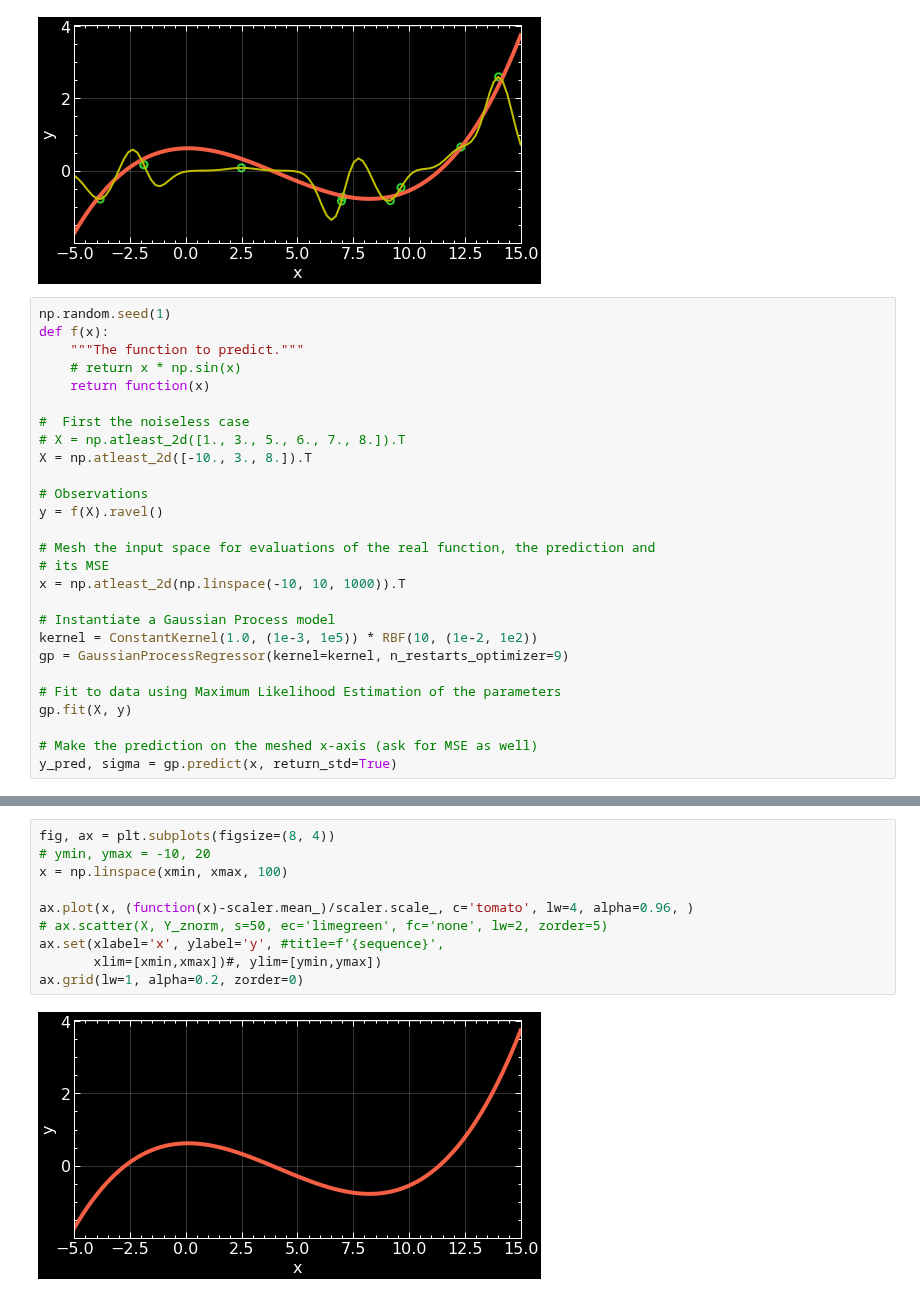
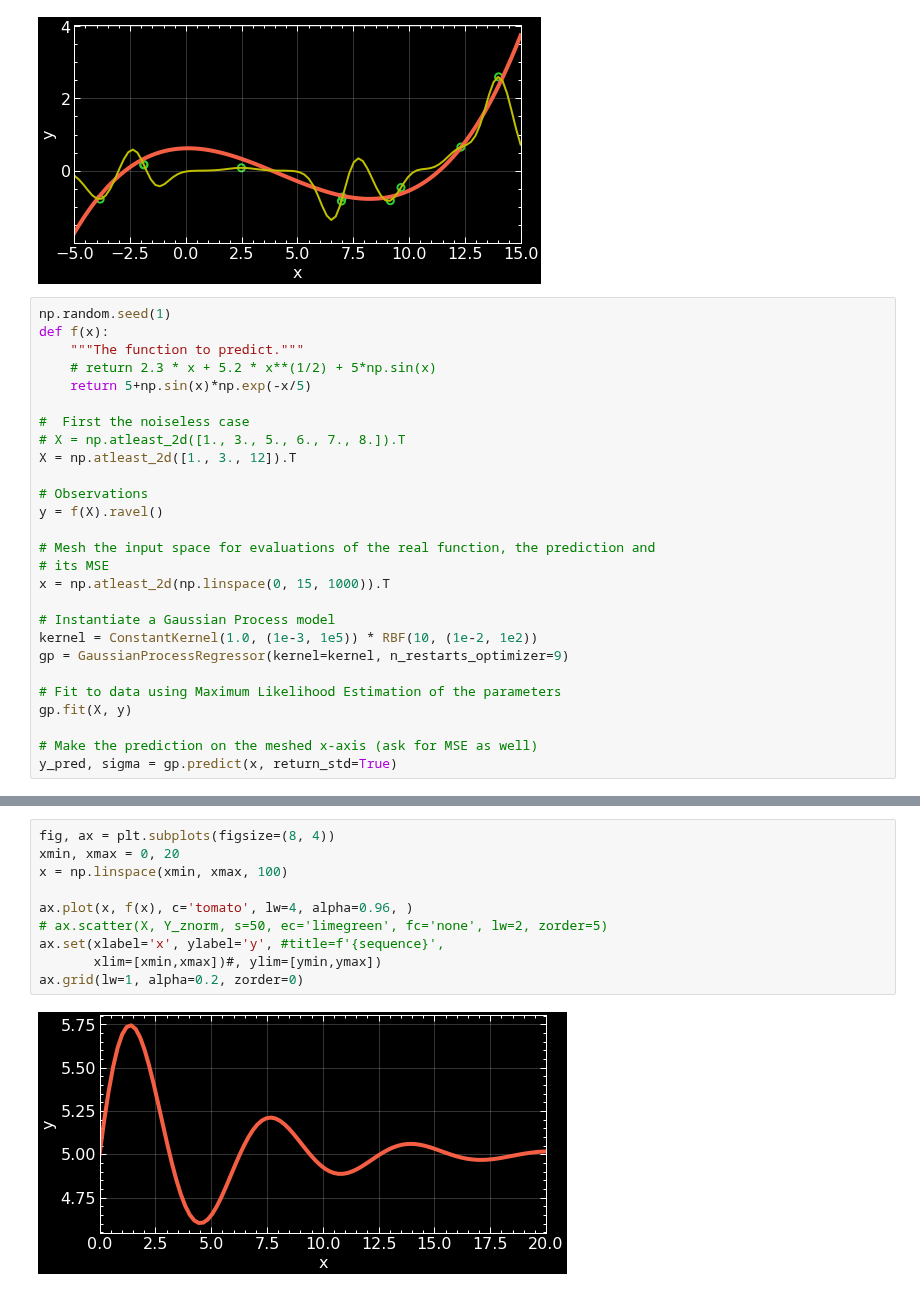
Before and after one commit to jsdiazpo/Bayesian-Digressions, a Jupyter notebook: Gaussian-Processes.ipynb, the cells around one changed output, grey strips where cells are left out. Drawn from its saved outputs; the diff is of its cells as text.

```diff
--- a/Gaussian-Processes.ipynb
+++ b/Gaussian-Processes.ipynb
@@ -73,19 +73,19 @@ ax.grid(lw=1, alpha=0.2, zorder=0)
 np.random.seed(1)
 def f(x):
     """The function to predict."""
-    # return x * np.sin(x)
-    return function(x)
+    # return 2.3 * x + 5.2 * x**(1/2) + 5*np.sin(x)
+    return 5+np.sin(x)*np.exp(-x/5)
 
 #  First the noiseless case
 # X = np.atleast_2d([1., 3., 5., 6., 7., 8.]).T
-X = np.atleast_2d([-10., 3., 8.]).T
+X = np.atleast_2d([1., 3., 12]).T
 
 # Observations
 y = f(X).ravel()
 
 # Mesh the input space for evaluations of the real function, the prediction and
 # its MSE
-x = np.atleast_2d(np.linspace(-10, 10, 1000)).T
+x = np.atleast_2d(np.linspace(0, 15, 1000)).T
 
 # Instantiate a Gaussian Process model
 kernel = ConstantKernel(1.0, (1e-3, 1e5)) * RBF(10, (1e-2, 1e2))
@@ -114,12 +115,12 @@ plt.legend(loc='best');
 # %%
 fig, ax = plt.subplots(figsize=(8, 4))
-# ymin, ymax = -10, 20
+xmin, xmax = 0, 20
 x = np.linspace(xmin, xmax, 100)
 
-ax.plot(x, (function(x)-scaler.mean_)/scaler.scale_, c='tomato', lw=4, alpha=0.96, )
+ax.plot(x, f(x), c='tomato', lw=4, alpha=0.96, )
 # ax.scatter(X, Y_znorm, s=50, ec='limegreen', fc='none', lw=2, zorder=5)
 ax.set(xlabel='x', ylabel='y', #title=f'{sequence}',
        xlim=[xmin,xmax])#, ylim=[ymin,ymax])
 ax.grid(lw=1, alpha=0.2, zorder=0)
 # %% [output]
-[figure, old version]
+[figure, new version]
```
Also changed, not shown: parts of 2 cells of this notebook.
